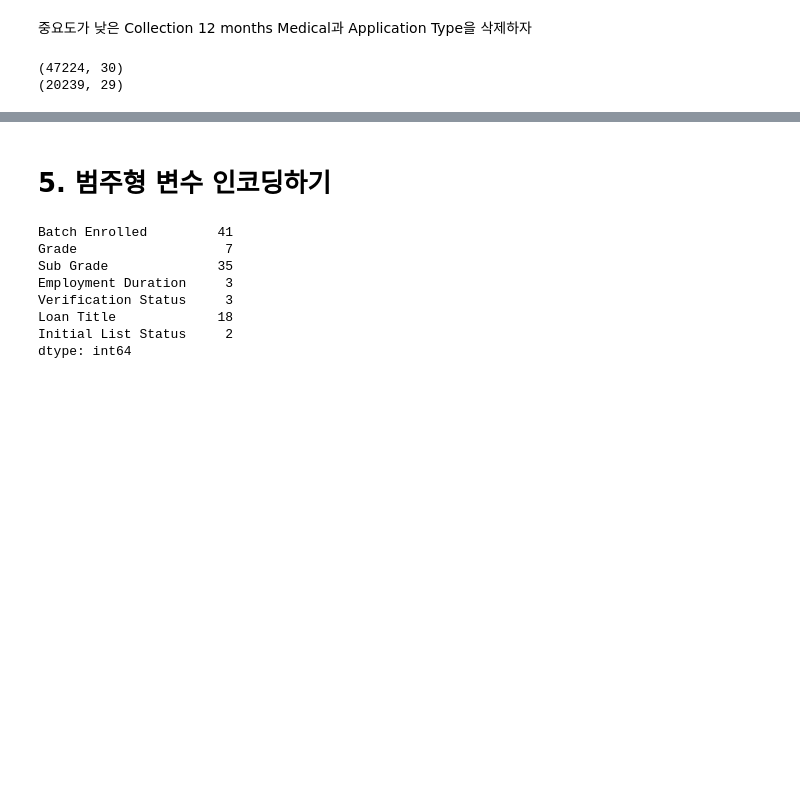
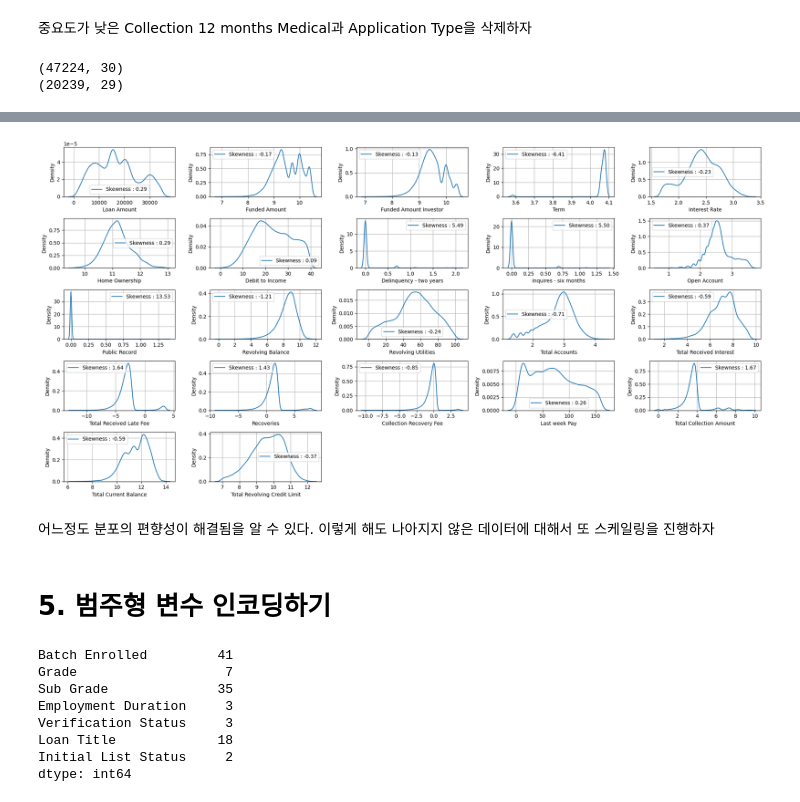
Before and after one commit to lynnchoi0126/LoanDefaultPrediction, a Jupyter notebook: Loan_Default_Predict.ipynb, the cells around one changed output, grey strips where cells are left out. Drawn from its saved outputs; the diff is of its cells as text; code cells hidden in the pictures; blank space fills up the shorter version.

```diff
--- a/Loan_Default_Predict.ipynb
+++ b/Loan_Default_Predict.ipynb
@@ -496,0 +557,31 @@ print(test.shape)
+# %%
+for i in skewed_list:
+  if(i == 'Loan Status'):
+    continue
+  train[i] = train[i].map(lambda i: np.log(i) if i > 0 else 0)
+  test[i] = test[i].map(lambda i: np.log(i) if i > 0 else 0)
+# %%
+r=5
+c=5
+it=1
+plt.figure(figsize=(20, 10))
+
+skewed_list = []
+for i in num:
+  if(i == 'Loan Status'):
+    continue
+  plt.subplot(r, c, it)
+  skew = train[i].skew()
+  g = sns.distplot(train.loc[:,i], hist=False, label='Skewness : {:.2f}'.format(skew))
+  g = g.legend(loc='best')
+  if(abs(skew) > 0.5):
+    skewed_list.append(i)
+  plt.grid()
+  it+=1
+plt.tight_layout()
+plt.show()
+# %% [output]
+[figure, added]
+# %% [markdown]
+어느정도 분포의 편향성이 해결됨을 알 수 있다.
+이렇게 해도 나아지지 않은 데이터에 대해서 또 스케일링을 진행하자
```
Also changed, not shown: parts of 37 cells of this notebook, 2 other files.
